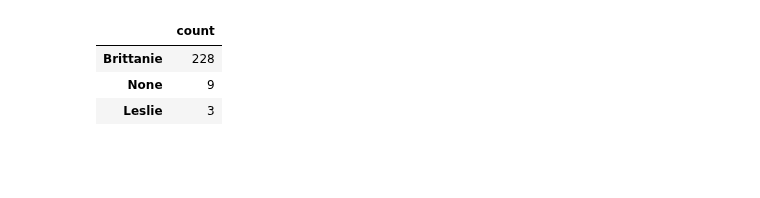
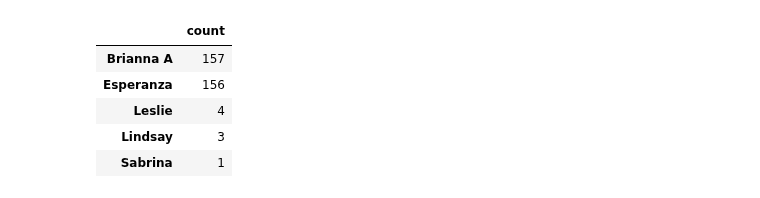
Before and after one commit to jts-bio/techn-i-cal, a Jupyter notebook: tests.ipynb, the cells around one changed output. Cells and saved outputs as stored; diff of their text form; code cells hidden in the pictures; blank space fills up the shorter version.

```diff
--- a/tests.ipynb
+++ b/tests.ipynb
@@ -23,9 +23,11 @@ print([op.workday.days_away for op in josh_op])
 # %%
-tallies = tally(list(Slot.objects.filter(shift__name="OP").values_list('employee__name',flat=True)))
+tallies = tally(list(Slot.objects.filled().filter(shift__name="7P").values_list('employee__name',flat=True)))
 df = pd.DataFrame.from_dict(sortDict(tallies,reverse=True), orient='index', columns=['count'])
 df
 # %% [output]
 |  | count |
-| Brittanie | 228 |
-| None | 9 |
-| Leslie | 3 |
+| Brianna A | 157 |
+| Esperanza | 156 |
+| Leslie | 4 |
+| Lindsay | 3 |
+| Sabrina | 1 |
```
Also changed, not shown: parts of 10 cells of this notebook, 20 other files.
